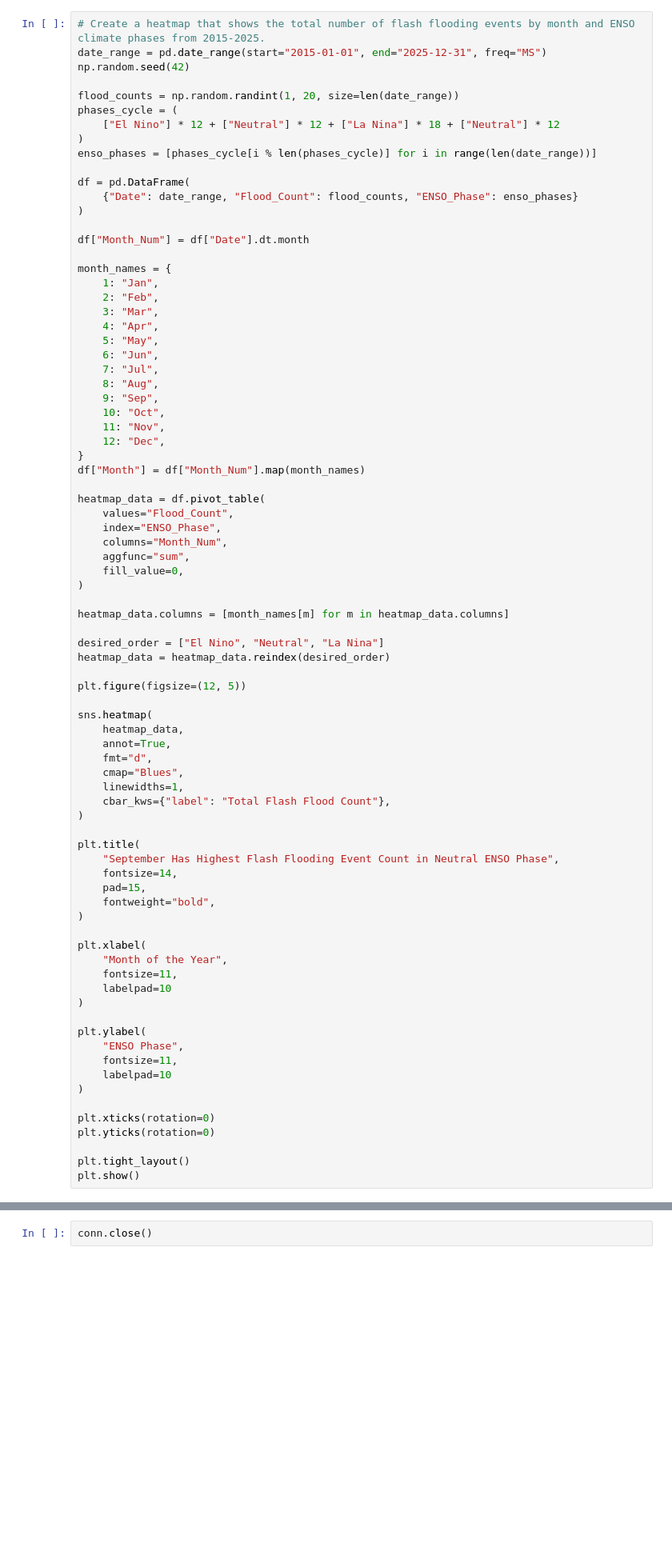
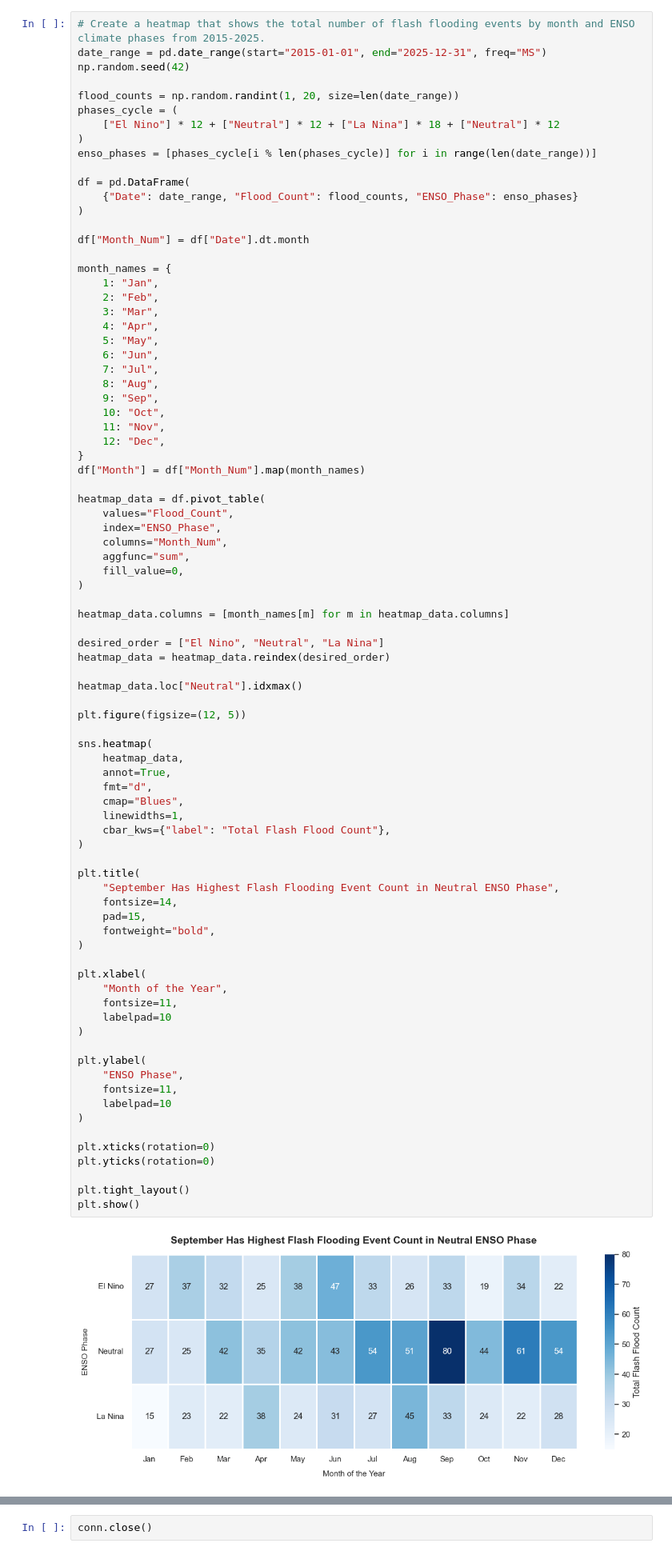
Before and after one commit to ashleyadehart/flash_floods_ky_2015_2025, a Jupyter notebook: notebooks/flash_floods_ky_2015_2025.ipynb, the cells around one changed output, grey strips where cells are left out. Shown at 80% size. Saved outputs shown, nothing was run; the diff lists cells and outputs as text; blank space fills up the shorter version.

```diff
--- a/notebooks/flash_floods_ky_2015_2025.ipynb
+++ b/notebooks/flash_floods_ky_2015_2025.ipynb
@@ -838,6 +1378,8 @@ heatmap_data.columns = [month_names[m] for m in heatmap_data.columns]
 desired_order = ["El Nino", "Neutral", "La Nina"]
 heatmap_data = heatmap_data.reindex(desired_order)
 
+heatmap_data.loc["Neutral"].idxmax()
+
 plt.figure(figsize=(12, 5))
 
 sns.heatmap(
@@ -846,33 +1388,35 @@ sns.heatmap(
     fmt="d",
     cmap="Blues",
     linewidths=1,
     cbar_kws={"label": "Total Flash Flood Count"},
 )
 
 plt.title(
     "September Has Highest Flash Flooding Event Count in Neutral ENSO Phase",
     fontsize=14,
     pad=15,
     fontweight="bold",
 )
 
 plt.xlabel(
     "Month of the Year",
     fontsize=11,
     labelpad=10
 )
 
 plt.ylabel(
     "ENSO Phase",
     fontsize=11,
     labelpad=10
 )
 
 plt.xticks(rotation=0)
 plt.yticks(rotation=0)
 
 plt.tight_layout()
 plt.show()
+# %% [output]
+[figure, added]
 # %%
 # Create a heatmap that shows correlation percentages between flash flooding events and ENSO climate phases from 2015-2025.
 date_range = pd.date_range(start="2015-01-01", end="2025-12-31", freq="MS")
```
Also changed, not shown: parts of 59 cells of this notebook, 2 other files.
